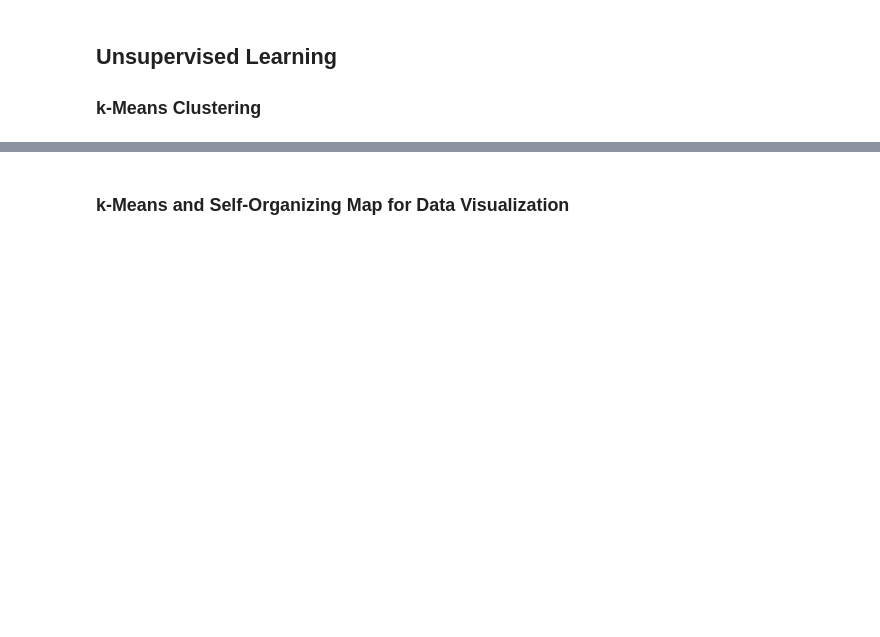
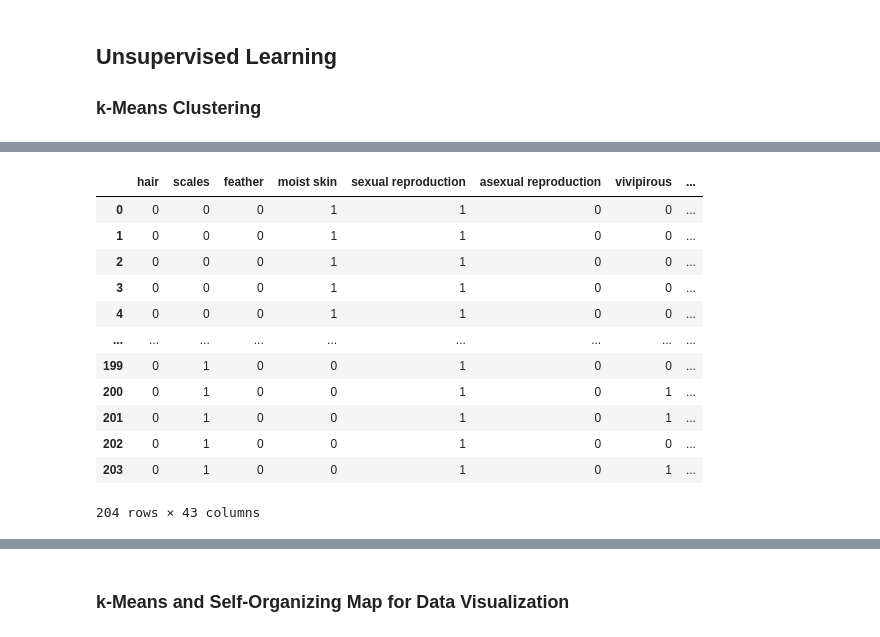
Before and after one commit to kimileeee/csc713m-problem-set, a Jupyter notebook: Problem Set.ipynb, the cells around one changed output, grey strips where cells are left out. Drawn from its saved outputs; the diff is of its cells as text; code cells hidden in the pictures; blank space fills up the shorter version.

```diff
--- a/Problem Set.ipynb
+++ b/Problem Set.ipynb
@@ -123,0 +142,17 @@ F1 Score: 0.9866666666666667
+# %%
+data_features_only = data.drop(['Class', 'Name'], axis=1)
+data_features_only
+# %% [output]
+|  | hair | scales | feather | moist skin | sexual reproduction | asexual reproduction | vivipirous | ... |
+| 0 | 0 | 0 | 0 | 1 | 1 | 0 | 0 | ... |
+| 1 | 0 | 0 | 0 | 1 | 1 | 0 | 0 | ... |
+| 2 | 0 | 0 | 0 | 1 | 1 | 0 | 0 | ... |
+| 3 | 0 | 0 | 0 | 1 | 1 | 0 | 0 | ... |
+| 4 | 0 | 0 | 0 | 1 | 1 | 0 | 0 | ... |
+| ... | ... | ... | ... | ... | ... | ... | ... | ... |
+| 199 | 0 | 1 | 0 | 0 | 1 | 0 | 0 | ... |
+| 200 | 0 | 1 | 0 | 0 | 1 | 0 | 1 | ... |
+| 201 | 0 | 1 | 0 | 0 | 1 | 0 | 1 | ... |
+| 202 | 0 | 1 | 0 | 0 | 1 | 0 | 0 | ... |
+| 203 | 0 | 1 | 0 | 0 | 1 | 0 | 1 | ... |
+204 rows × 43 columns
```
Also changed, not shown: parts of 10 cells of this notebook.
